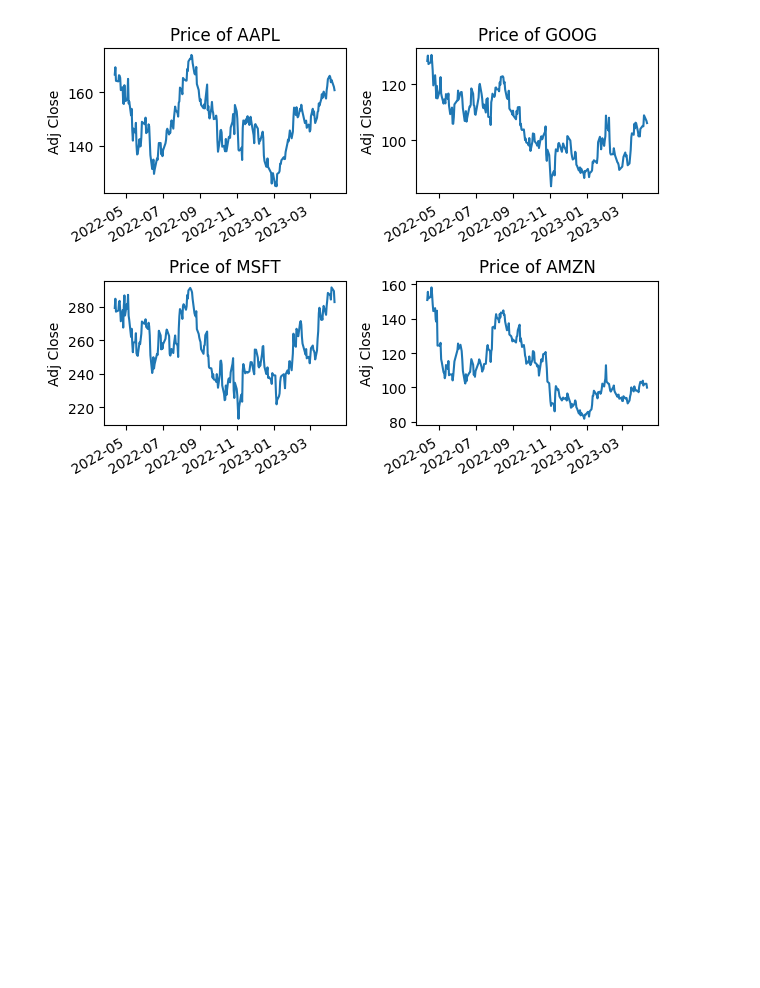
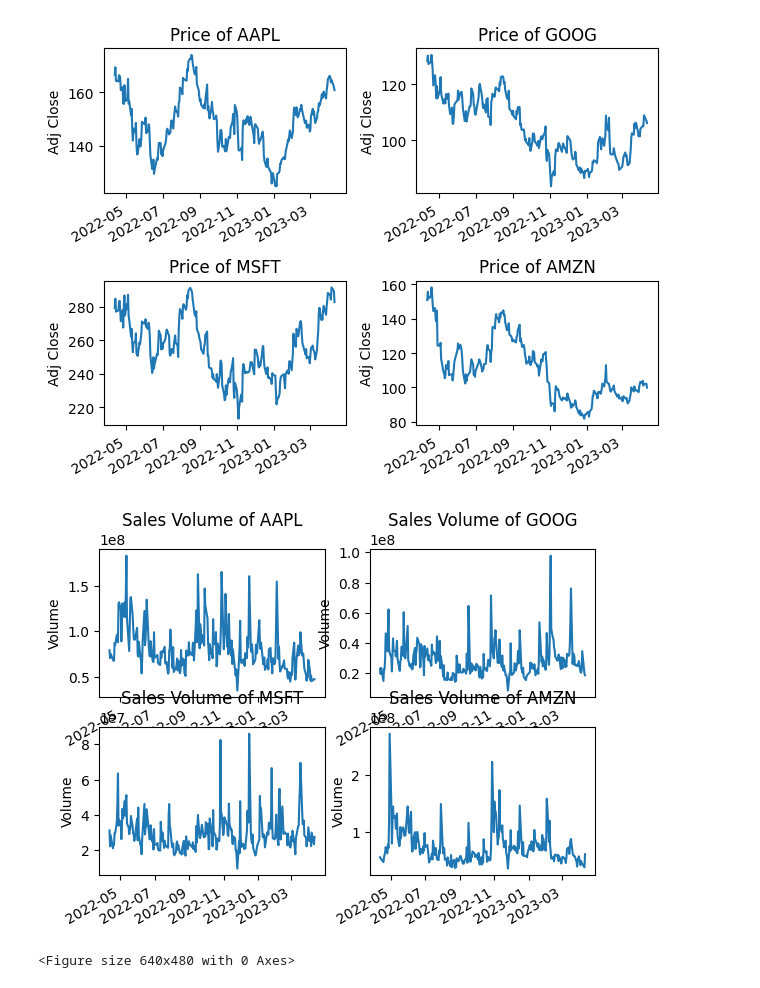
Before and after one commit to earo12/Stock-Market-Analysis, a Jupyter notebook: Stock_Market_Analysis.ipynb, the cells around one changed output. Saved outputs shown, nothing was run; the diff lists cells and outputs as text; code cells hidden in the pictures; blank space fills up the shorter version.

Commit message:
Added graphs of volume of companies

```diff
--- a/Stock_Market_Analysis.ipynb
+++ b/Stock_Market_Analysis.ipynb
@@ -82,3 +82,15 @@ plt.tight_layout()
 plt.show()
 # %% [output]
 [figure]
+# %%
+for j, comp in enumerate(com_lis, 1):
+  plt.subplot(2,2,j)
+  comp['Volume'].plot()
+  plt.ylabel('Volume')
+  plt.xlabel(None)
+  plt.title(f'Sales Volume of {tec_lis[j-1]}')
+plt.show()
+plt.tight_layout()
+# %% [output]
+[figure, added]
+<Figure size 640x480 with 0 Axes>
```
